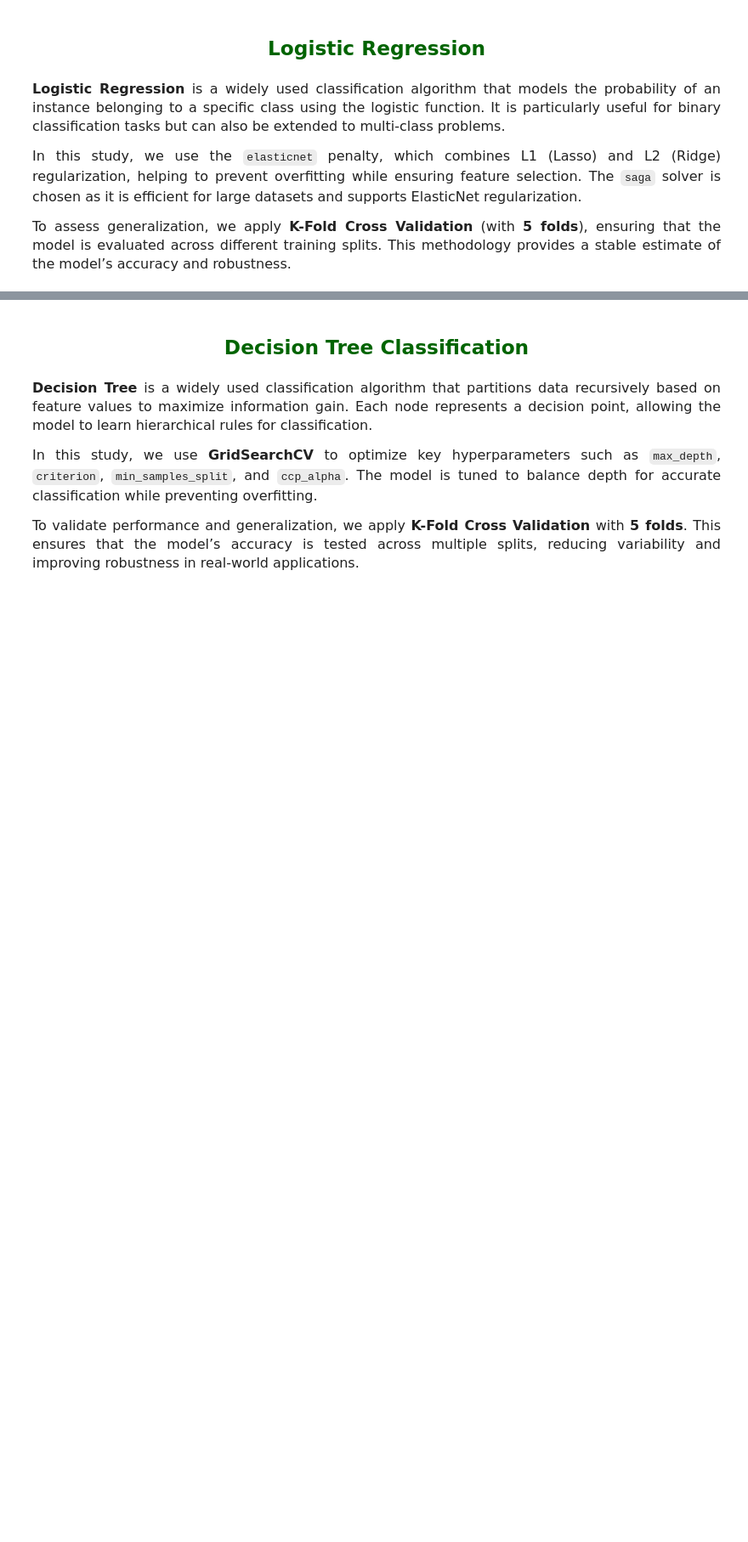
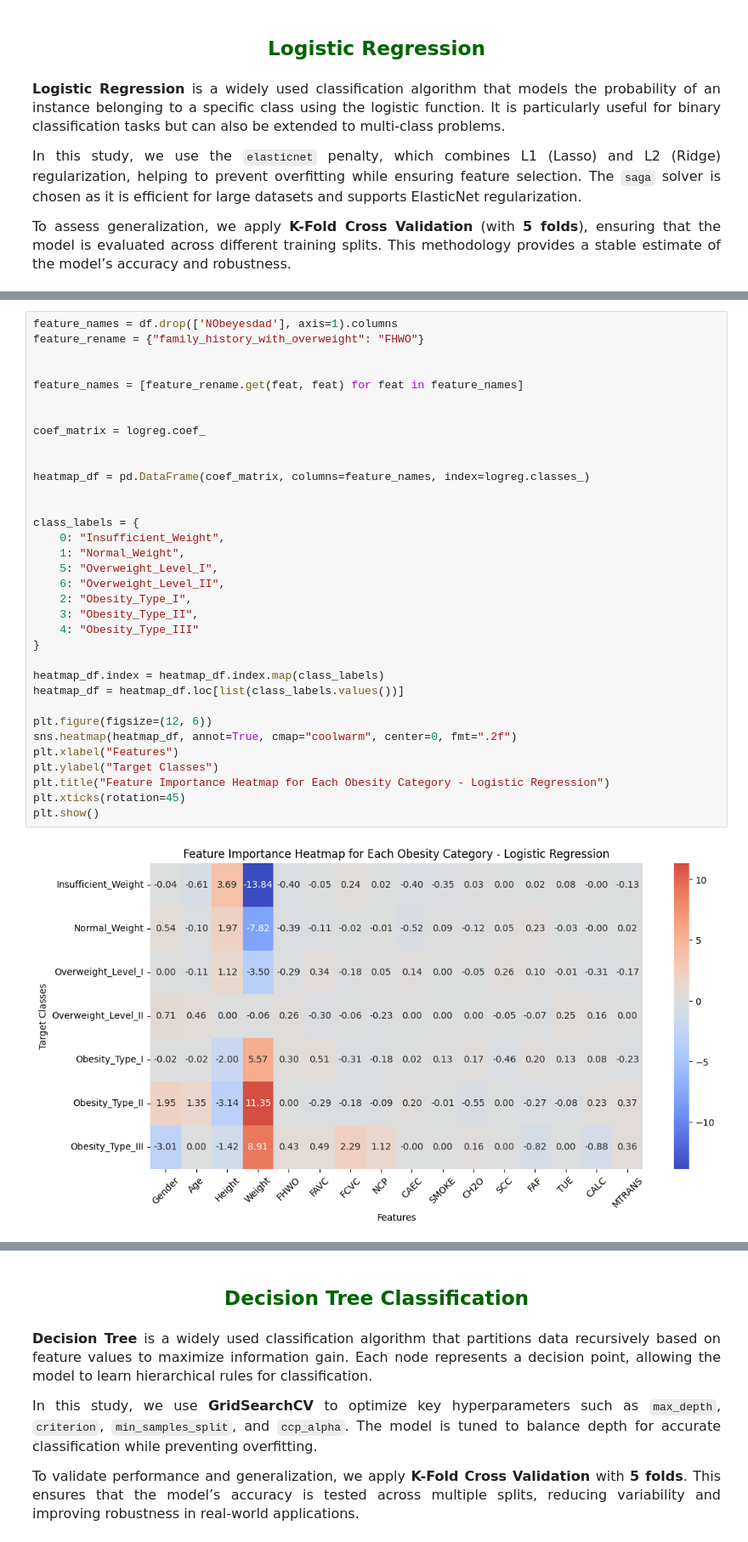
Before and after one commit to arashabe/ML_Obesity_Estimation, a Jupyter notebook: Obesity_MachineLearning.ipynb, the cells around one changed output, grey strips where cells are left out. Shown at 85% size. Cells and saved outputs as stored; diff of their text form; blank space fills up the shorter version.

```diff
--- a/Obesity_MachineLearning.ipynb
+++ b/Obesity_MachineLearning.ipynb
@@ -647,0 +689,36 @@ weighted avg       0.88      0.87      0.87       522
+# %%
+feature_names = df.drop(['NObeyesdad'], axis=1).columns
+feature_rename = {"family_history_with_overweight": "FHWO"}
+
+
+feature_names = [feature_rename.get(feat, feat) for feat in feature_names]
+
+
+coef_matrix = logreg.coef_
+
+
+heatmap_df = pd.DataFrame(coef_matrix, columns=feature_names, index=logreg.classes_)
+
+
+class_labels = {
+    0: "Insufficient_Weight",
+    1: "Normal_Weight",
+    5: "Overweight_Level_I",
+    6: "Overweight_Level_II",
+    2: "Obesity_Type_I",
+    3: "Obesity_Type_II",
+    4: "Obesity_Type_III"
+}
+
+heatmap_df.index = heatmap_df.index.map(class_labels)
+heatmap_df = heatmap_df.loc[list(class_labels.values())]
+
+plt.figure(figsize=(12, 6))
+sns.heatmap(heatmap_df, annot=True, cmap="coolwarm", center=0, fmt=".2f")
+plt.xlabel("Features")
+plt.ylabel("Target Classes")
+plt.title("Feature Importance Heatmap for Each Obesity Category - Logistic Regression")
+plt.xticks(rotation=45)
+plt.show()
+# %% [output]
+[figure, added]
```
Also changed, not shown: parts of 7 cells of this notebook.
